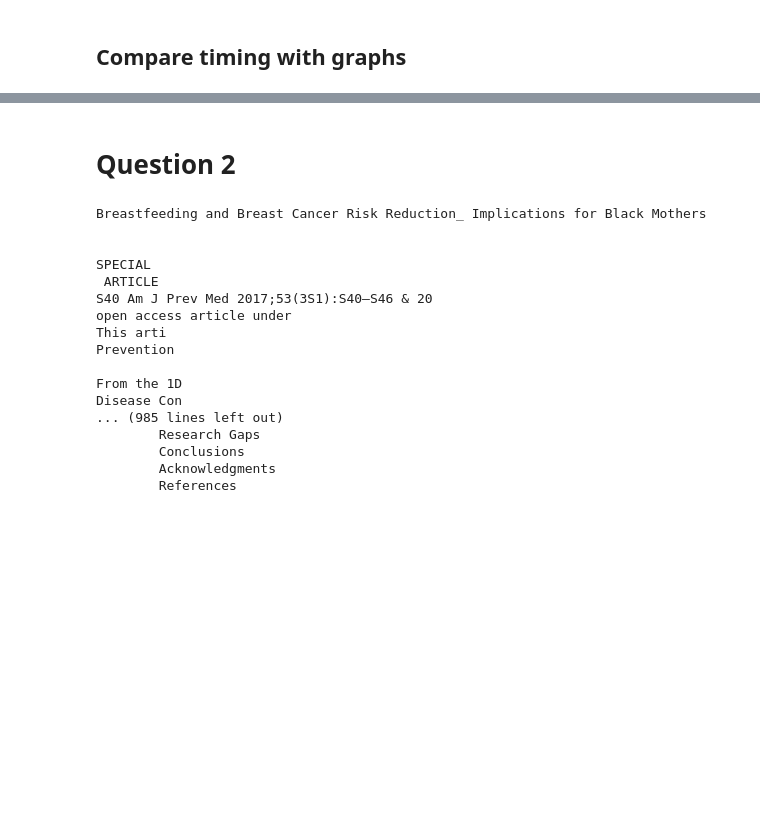
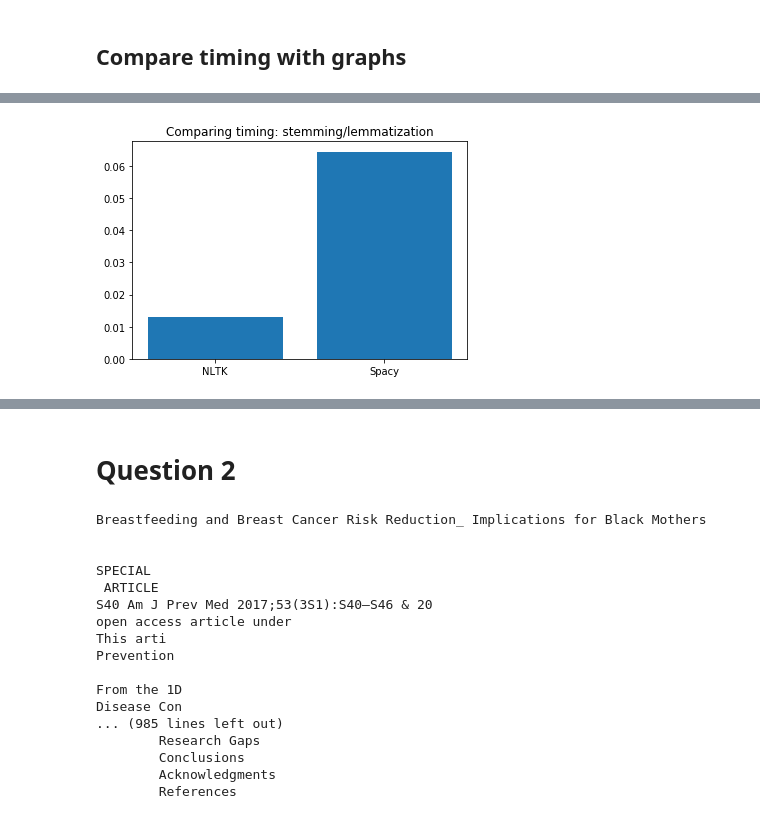
Before and after one commit to MSIA/mlh9188_msia_text_analytics_2020, a Jupyter notebook: Homework_1_jupyter.ipynb, the cells around one changed output, grey strips where cells are left out. Cells and saved outputs as stored; diff of their text form; code cells hidden in the pictures; blank space fills up the shorter version.

```diff
--- a/Homework_1_jupyter.ipynb
+++ b/Homework_1_jupyter.ipynb
@@ -240,0 +219,9 @@ plt.show()
+# %%
+# stemming
+mytime3 = [nltk_stem_time, spacy_lemma_time]
+plt.bar(packages,mytime3)
+plt.title('Comparing timing: stemming/lemmatization')
+# save the figure
+plt.savefig('stem_lemma.png', dpi=300, bbox_inches='tight')
+# %% [output]
+[figure, added]
```
Also changed, not shown: parts of 15 cells of this notebook.
